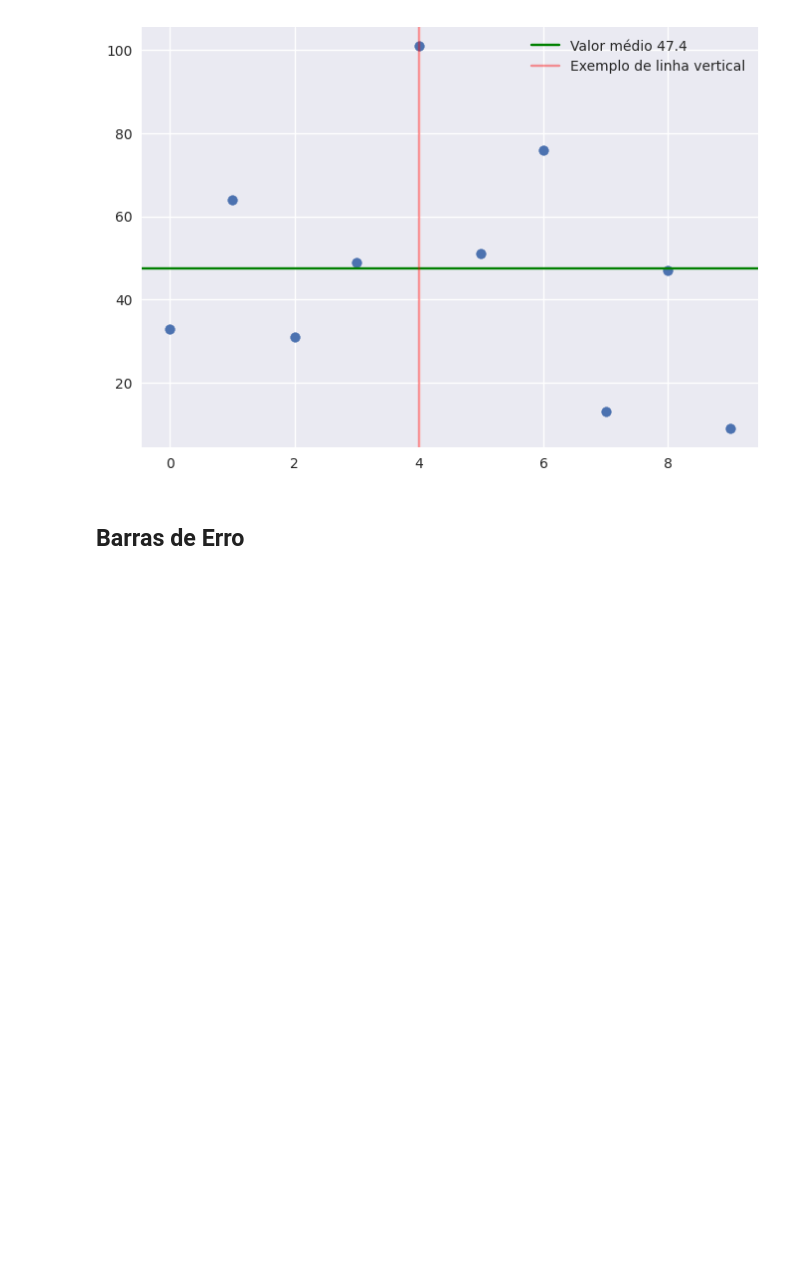
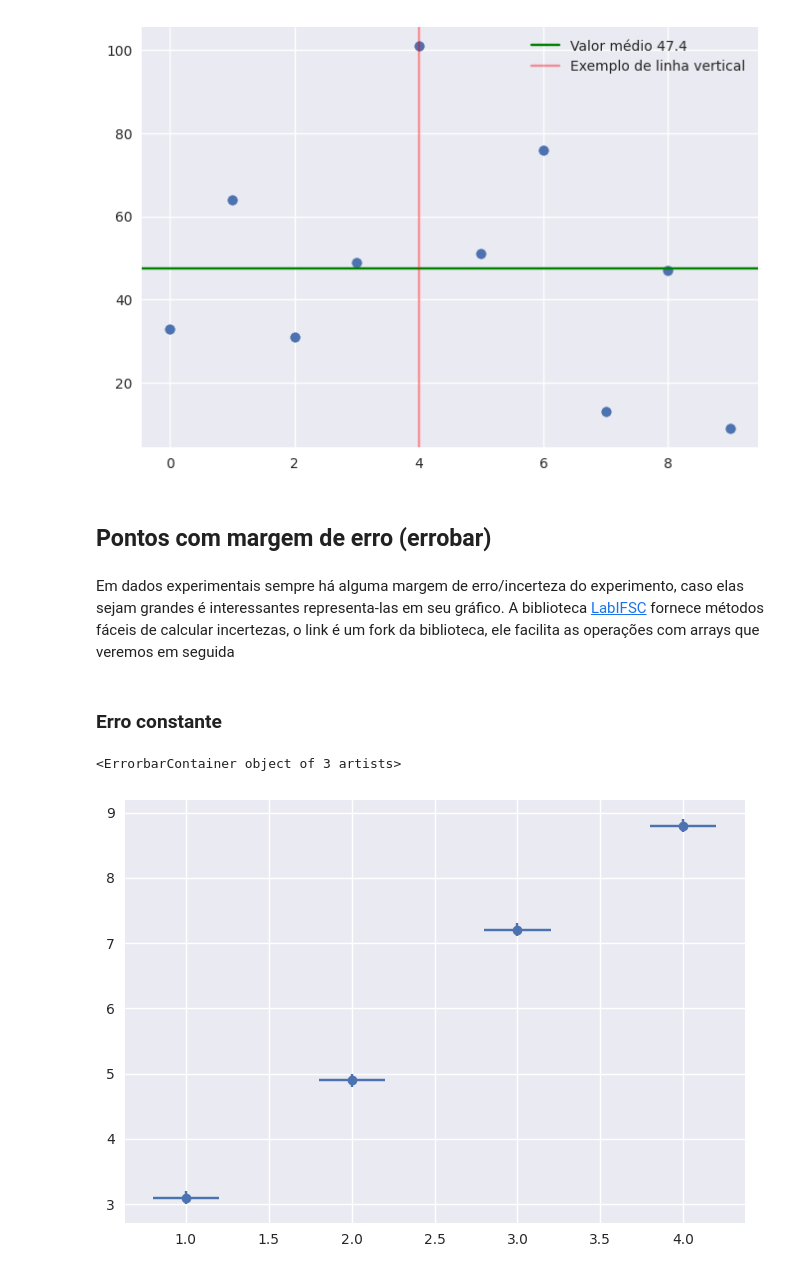
Before and after one commit to viniciusdutra314/CanalSingularidade, a Jupyter notebook: GraficosCientificos/graficos_cientificos.ipynb, the cells around one changed output. Drawn from its saved outputs; the diff is of its cells as text; code cells hidden in the pictures; blank space fills up the shorter version.

```diff
--- a/GraficosCientificos/grafico_cientificos.ipynb
+++ b/GraficosCientificos/graficos_cientificos.ipynb
@@ -218,5 +255,22 @@ axis.legend()
 fig.show()
 # %% [output]
 [figure]
+# %% [markdown]
+## Pontos com margem de erro (errobar)
+# %% [markdown]
+Em dados experimentais sempre há alguma margem de erro/incerteza do experimento, caso
+elas sejam grandes é interessantes representa-las em seu gráfico. A biblioteca
+[LabIFSC](https://github.com/brenopelegrin/LabIFSC) fornece métodos fáceis de calcular incertezas, o link é um fork da biblioteca,
+ele facilita as operações com arrays que veremos em seguida
 # %% [markdown]
-## Barras de Erro
+### Erro constante
+# %%
+x=[1,2,3,4]
+x_err=0.1
+y=[3.1,4.9,7.2,8.8]
+y_err=0.2
+figure,axis=plt.subplots()
+axis.errorbar(x,y,x_err,y_err, fmt='o')
+# %% [output]
+<ErrorbarContainer object of 3 artists>
+[figure, added]
```
Also changed, not shown: parts of 26 cells of this notebook, 1 other file.
